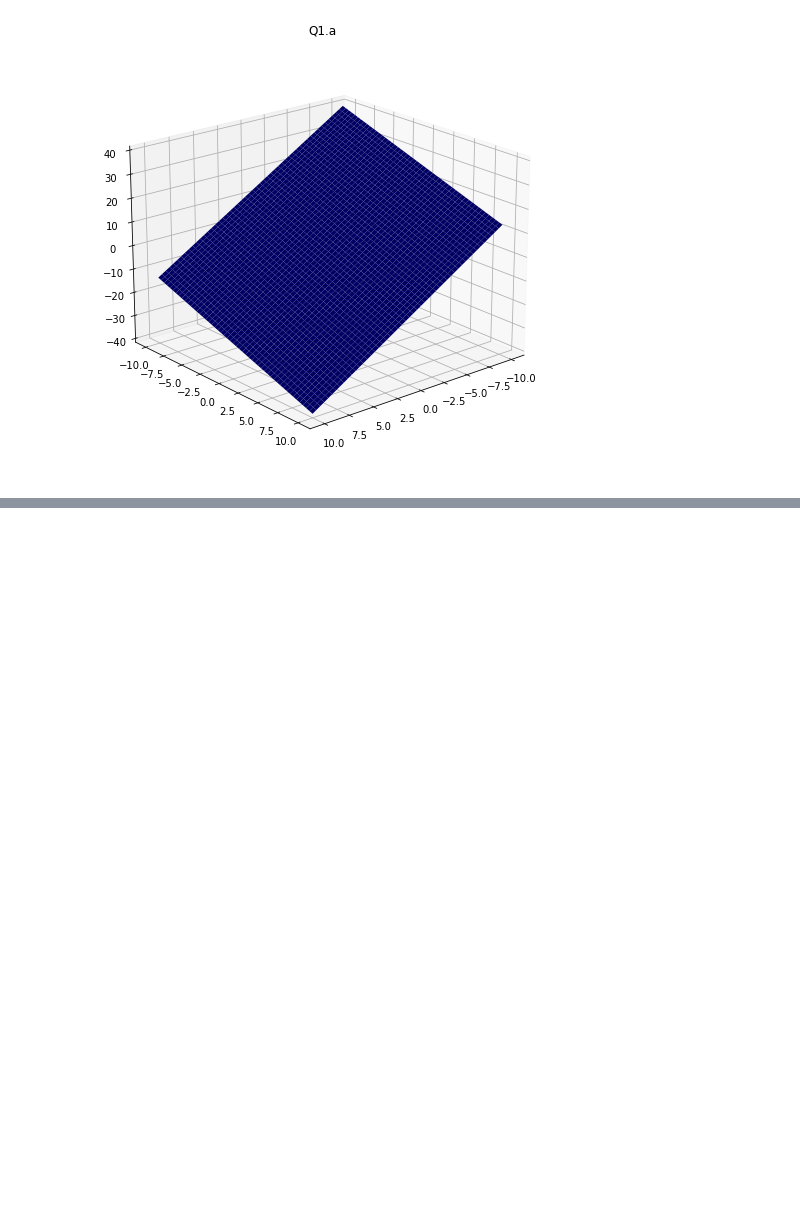
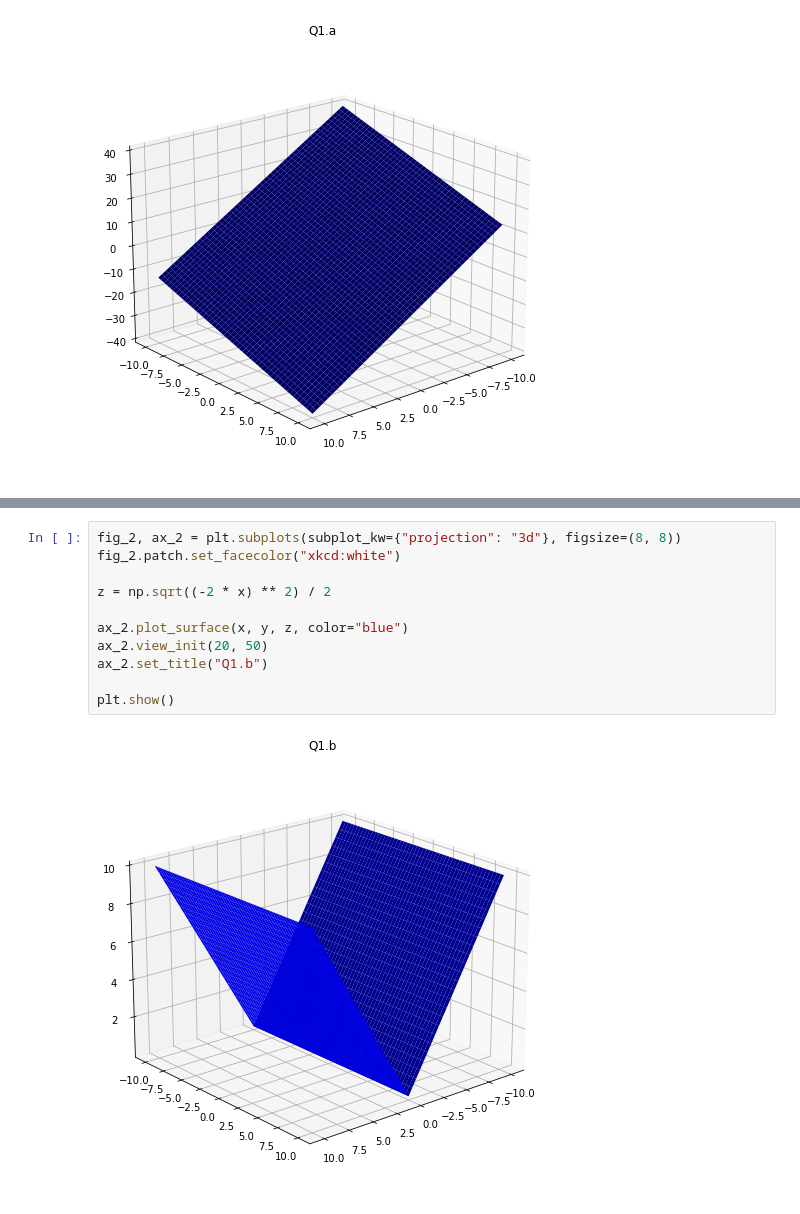
Before and after one commit to amitpatra/isye_6669, a Jupyter notebook: hw_12/hw_12.ipynb, the cells around one changed output, grey strips where cells are left out. Saved outputs shown, nothing was run; the diff lists cells and outputs as text; blank space fills up the shorter version.

```diff
--- a/hw_12/hw_12.ipynb
+++ b/hw_12/hw_12.ipynb
@@ -72,0 +82,13 @@ plt.show()
+# %%
+fig_2, ax_2 = plt.subplots(subplot_kw={"projection": "3d"}, figsize=(8, 8))
+fig_2.patch.set_facecolor("xkcd:white")
+
+z = np.sqrt((-2 * x) ** 2) / 2
+
+ax_2.plot_surface(x, y, z, color="blue")
+ax_2.view_init(20, 50)
+ax_2.set_title("Q1.b")
+
+plt.show()
+# %% [output]
+[figure, added]
```
Also changed, not shown: parts of 5 cells of this notebook.
